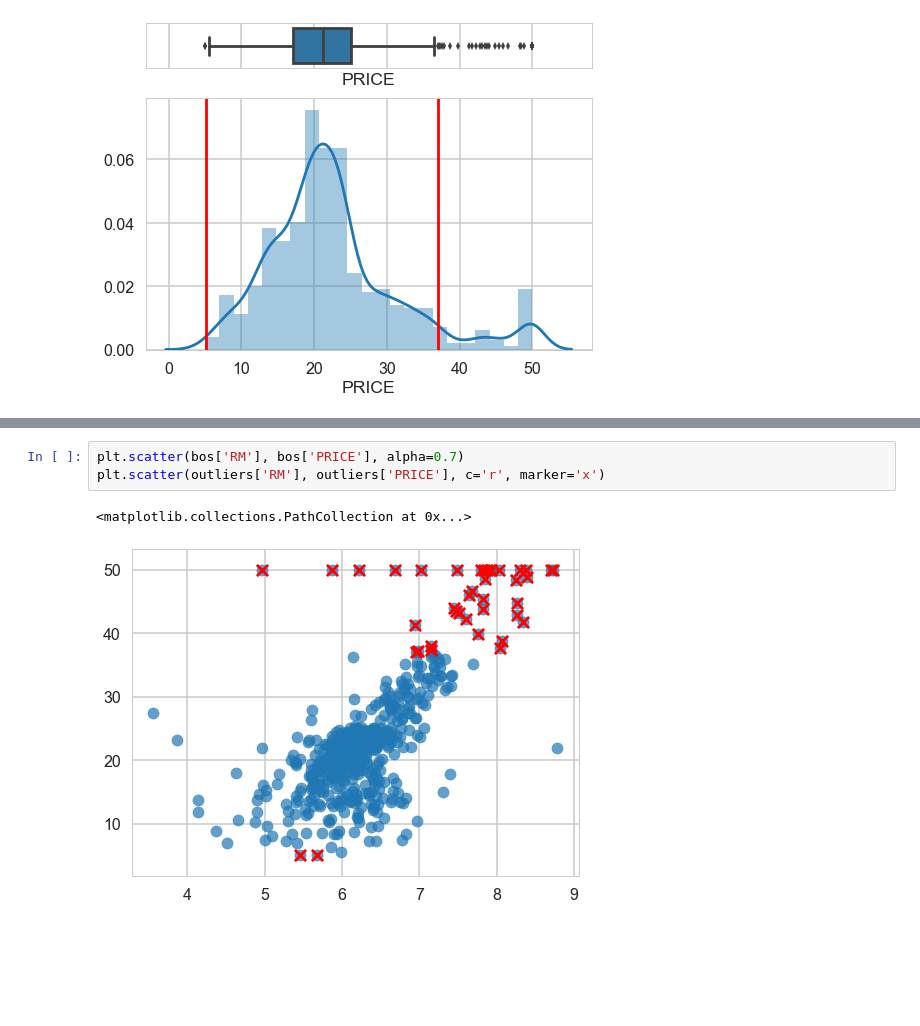
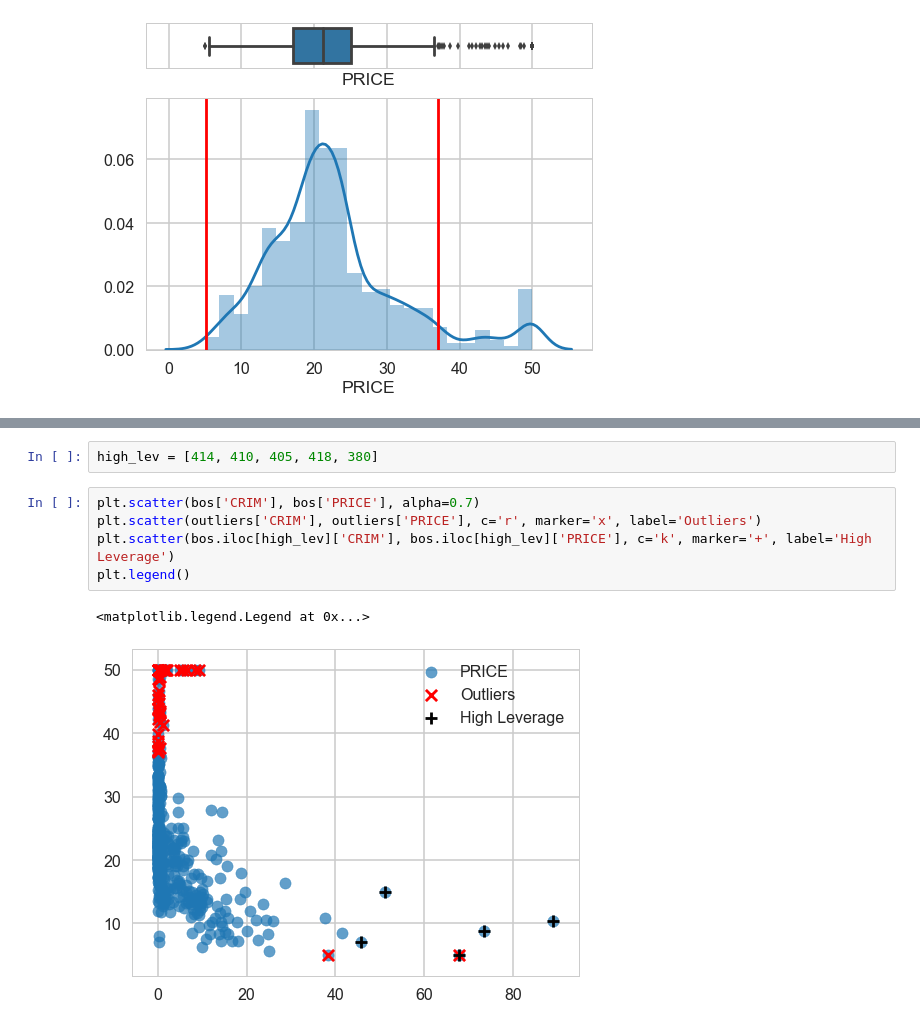
Before and after one commit to tsansom/Springboard-Data-Science, a Jupyter notebook: mini_projects/machine_learning/linear_regression/Mini_Project_Linear_Regression.ipynb, the cells around one changed output, grey strips where cells are left out. Saved outputs shown, nothing was run; the diff lists cells and outputs as text; blank space fills up the shorter version.

```diff
--- a/mini_projects/machine_learning/linear_regression/Mini_Project_Linear_Regression.ipynb
+++ b/mini_projects/machine_learning/linear_regression/Mini_Project_Linear_Regression.ipynb
@@ -1016,6 +1048,10 @@ Number of Outliers: 40
+# %%
+high_lev = [414, 410, 405, 418, 380]
 # %%
-plt.scatter(bos['RM'], bos['PRICE'], alpha=0.7)
-plt.scatter(outliers['RM'], outliers['PRICE'], c='r', marker='x')
+plt.scatter(bos['CRIM'], bos['PRICE'], alpha=0.7)
+plt.scatter(outliers['CRIM'], outliers['PRICE'], c='r', marker='x', label='Outliers')
+plt.scatter(bos.iloc[high_lev]['CRIM'], bos.iloc[high_lev]['PRICE'], c='k', marker='+', label='High Leverage')
+plt.legend()
 # %% [output]
-<matplotlib.collections.PathCollection at 0x...>
+<matplotlib.legend.Legend at 0x...>
-[figure, old version]
+[figure, new version]
```
Also changed, not shown: parts of 19 cells of this notebook.
